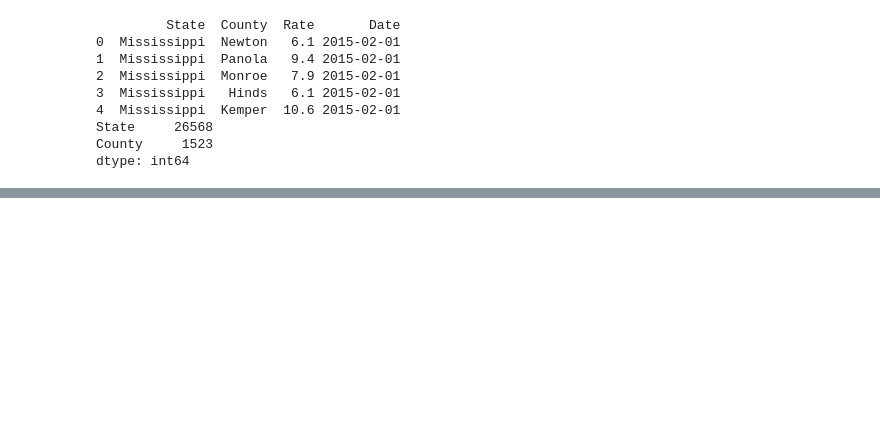
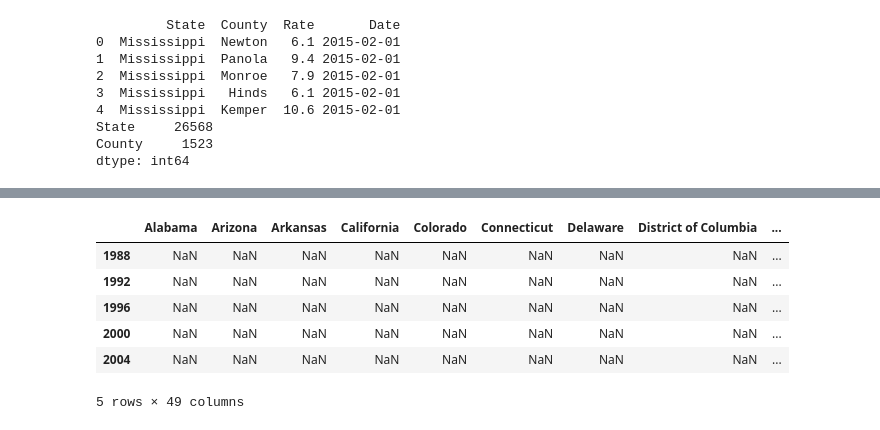
Before and after one commit to ArthDh/ECE-225, a Jupyter notebook: notebooks/Political.ipynb, the cells around one changed output, grey strips where cells are left out. Cells and saved outputs as stored; diff of their text form; code cells hidden in the pictures; blank space fills up the shorter version.

```diff
--- a/notebooks/Political.ipynb
+++ b/notebooks/Political.ipynb
@@ -360,0 +77,22 @@ HBox(children=(Play(value=1990, description='Press play', interval=500, max=2016
+# %%
+# Get labels for each state by year
+
+idx = df_p.groupby(['state', 'year'], sort=False)['vote_p'].transform(max) == df_p['vote_p']
+df_p = df_p[idx].reset_index(drop=True)
+
+# Reset Party to more simple string
+df_p.party.where(df_p.party == 'democrat', 'R', True)
+df_p.party.where(df_p.party == 'R', 'D', True)
+
+df_p.drop(columns='vote_p', inplace=True)
+
+# Filter years from what's in dataset
+df_p = df_p[df_p.year >= 1988]
+
+# Unique Values
+states = np.unique(df_p.state)
+# print(states)
+years = np.unique(df_p.year)
+print(years)
+
+print(df_p.head())
@@ -360,0 +107,11 @@ HBox(children=(Play(value=1990, description='Press play', interval=500, max=2016
+# %%
+df_t = pd.DataFrame(index=years, columns=states)
+df_t.head()
+# %% [output]
+|  | Alabama | Arizona | Arkansas | California | Colorado | Connecticut | Delaware | District of Columbia | ... |
+| 1988 | NaN | NaN | NaN | NaN | NaN | NaN | NaN | NaN | ... |
+| 1992 | NaN | NaN | NaN | NaN | NaN | NaN | NaN | NaN | ... |
+| 1996 | NaN | NaN | NaN | NaN | NaN | NaN | NaN | NaN | ... |
+| 2000 | NaN | NaN | NaN | NaN | NaN | NaN | NaN | NaN | ... |
+| 2004 | NaN | NaN | NaN | NaN | NaN | NaN | NaN | NaN | ... |
+5 rows × 49 columns
```
Also changed, not shown: parts of 38 cells of this notebook, 11 other files.
